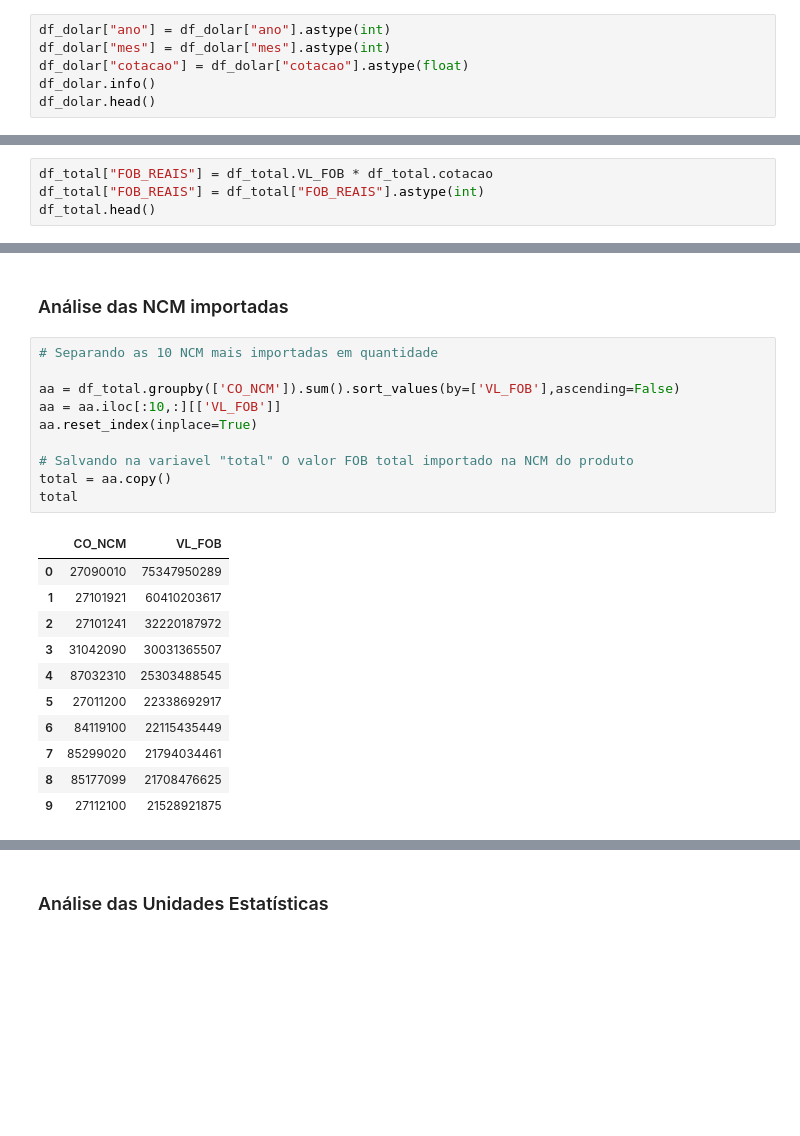
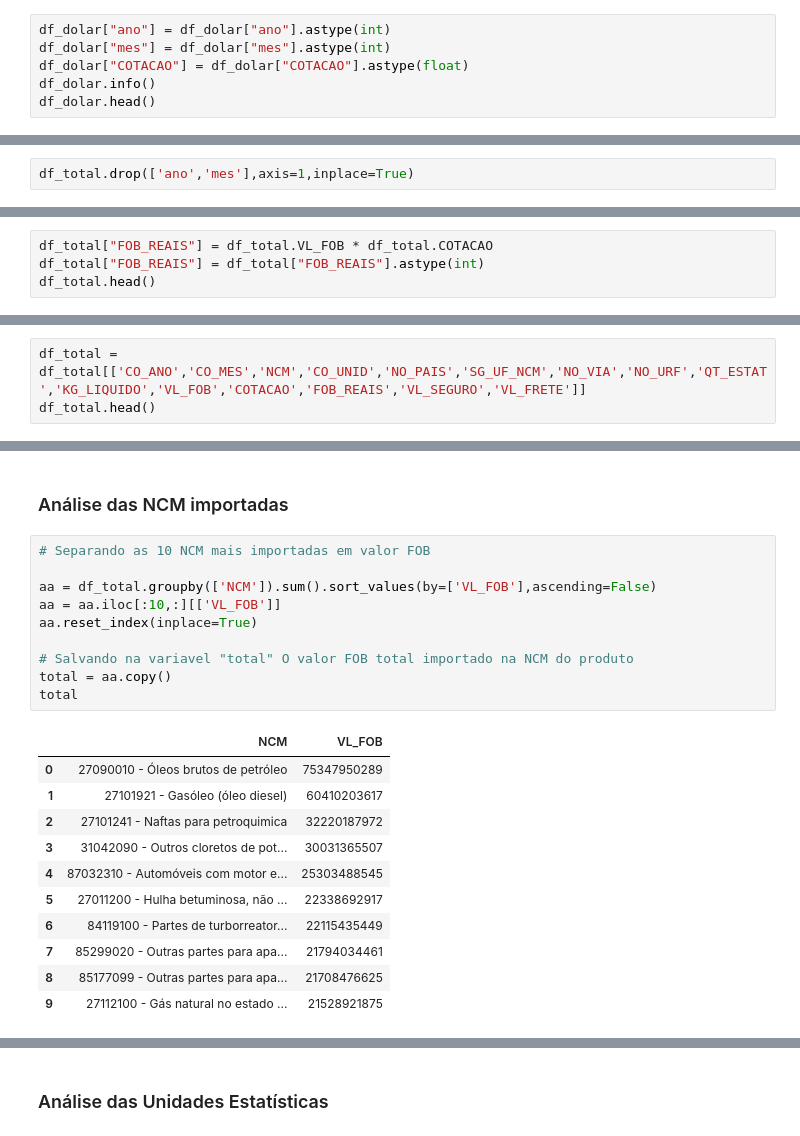
Before and after one commit to Danielpsob/DSWP, a Jupyter notebook: notebooks/analise_dados29-03.ipynb, the cells around one changed output, grey strips where cells are left out. Saved outputs shown, nothing was run; the diff lists cells and outputs as text; blank space fills up the shorter version.

```diff
--- a/notebooks/analise_dados29-03.ipynb
+++ b/notebooks/analise_dados29-03.ipynb
@@ -360,7 +377,7 @@ memory usage: 150.1+ KB
 # %%
 df_dolar["ano"] = df_dolar["ano"].astype(int)
 df_dolar["mes"] = df_dolar["mes"].astype(int)
-df_dolar["cotacao"] = df_dolar["cotacao"].astype(float)
+df_dolar["COTACAO"] = df_dolar["COTACAO"].astype(float)
 df_dolar.info()
 df_dolar.head()
 # %% [output]
@@ -439,0 +457,2 @@ df_total.head()
+# %%
+df_total.drop(['ano','mes'],axis=1,inplace=True)
@@ -440,5 +468,5 @@ df_total.head()
 # %%
-df_total["FOB_REAIS"] = df_total.VL_FOB * df_total.cotacao
+df_total["FOB_REAIS"] = df_total.VL_FOB * df_total.COTACAO
 df_total["FOB_REAIS"] = df_total["FOB_REAIS"].astype(int)
 df_total.head()
 # %% [output]
@@ -450,0 +479,3 @@ df_total.head()
+# %%
+df_total = df_total[['CO_ANO','CO_MES','NCM','CO_UNID','NO_PAIS','SG_UF_NCM','NO_VIA','NO_URF','QT_ESTAT','KG_LIQUIDO','VL_FOB','COTACAO','FOB_REAIS','VL_SEGURO','VL_FRETE']]
+df_total.head()
@@ -454,25 +492,25 @@ df_total.head()
 # %% [markdown]
 ### Análise das NCM importadas
 # %%
-# Separando as 10 NCM mais importadas em quantidade
+# Separando as 10 NCM mais importadas em valor FOB
 
-aa = df_total.groupby(['CO_NCM']).sum().sort_values(by=['VL_FOB'],ascending=False)
+aa = df_total.groupby(['NCM']).sum().sort_values(by=['VL_FOB'],ascending=False)
 aa = aa.iloc[:10,:][['VL_FOB']]
 aa.reset_index(inplace=True)
 
 # Salvando na variavel "total" O valor FOB total importado na NCM do produto
 total = aa.copy()
 total
 # %% [output]
-|  | CO_NCM | VL_FOB |
-| 0 | 27090010 | 75347950289 |
-| 1 | 27101921 | 60410203617 |
-| 2 | 27101241 | 32220187972 |
-| 3 | 31042090 | 30031365507 |
-| 4 | 87032310 | 25303488545 |
-| 5 | 27011200 | 22338692917 |
-| 6 | 84119100 | 22115435449 |
-| 7 | 85299020 | 21794034461 |
-| 8 | 85177099 | 21708476625 |
-| 9 | 27112100 | 21528921875 |
+|  | NCM | VL_FOB |
+| 0 | 27090010 - Óleos brutos de petróleo | 75347950289 |
+| 1 | 27101921 - Gasóleo (óleo diesel) | 60410203617 |
+| 2 | 27101241 - Naftas para petroquimica | 32220187972 |
+| 3 | 31042090 - Outros cloretos de pot... | 30031365507 |
+| 4 | 87032310 - Automóveis com motor e... | 25303488545 |
+| 5 | 27011200 - Hulha betuminosa, não ... | 22338692917 |
+| 6 | 84119100 - Partes de turborreator... | 22115435449 |
+| 7 | 85299020 - Outras partes para apa... | 21794034461 |
+| 8 | 85177099 - Outras partes para apa... | 21708476625 |
+| 9 | 27112100 - Gás natural no estado ... | 21528921875 |
 # %%
```
Also changed, not shown: parts of 26 cells of this notebook.
